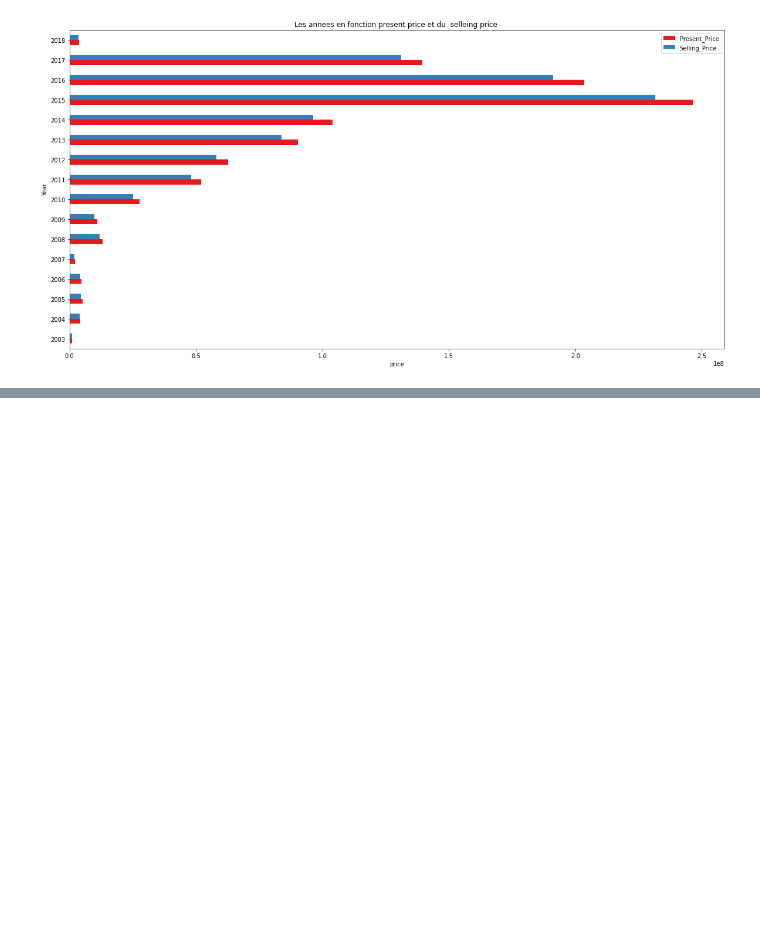
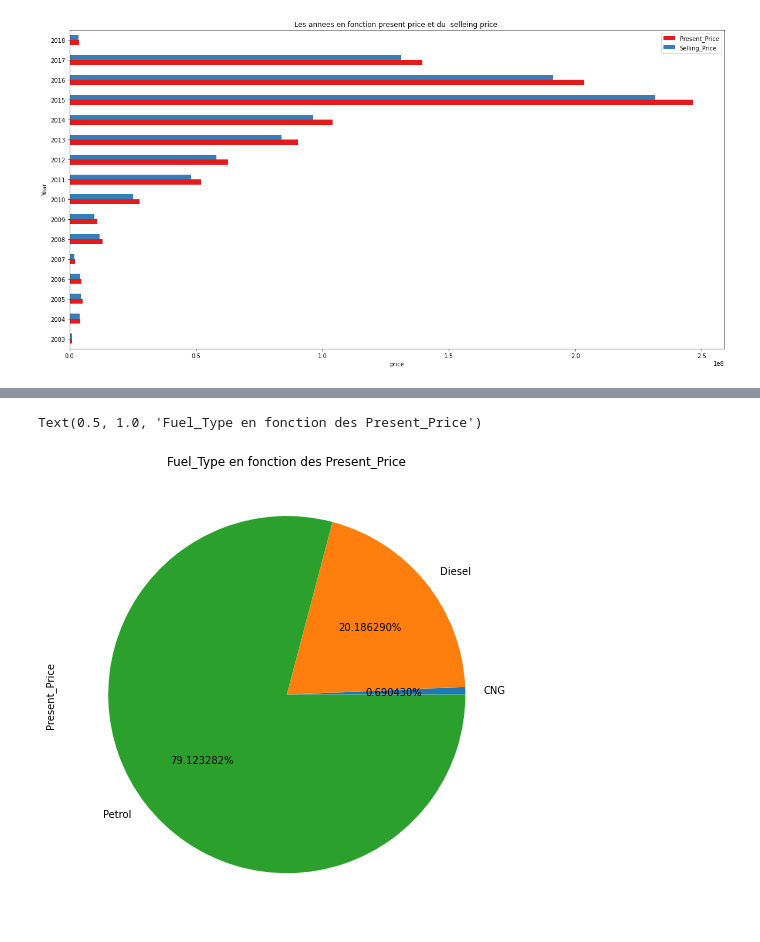
Before and after one commit to aurelienbono/Car_analyse, a Jupyter notebook: main.ipynb, the cells around one changed output, grey strips where cells are left out. Cells and saved outputs as stored; diff of their text form; code cells hidden in the pictures; blank space fills up the shorter version.

```diff
--- a/main.ipynb
+++ b/main.ipynb
@@ -133,0 +120,6 @@ plt.xlabel("Car_count")
+# %%
+df.groupby('Fuel_Type')['Present_Price'].sum().plot(kind='pie',figsize=(8,10), autopct="%f%%",)
+plt.title("Fuel_Type en fonction des Present_Price")
+# %% [output]
+Text(0.5, 1.0, 'Fuel_Type en fonction des Present_Price')
+[figure, added]
```
Also changed, not shown: parts of 8 cells of this notebook.
